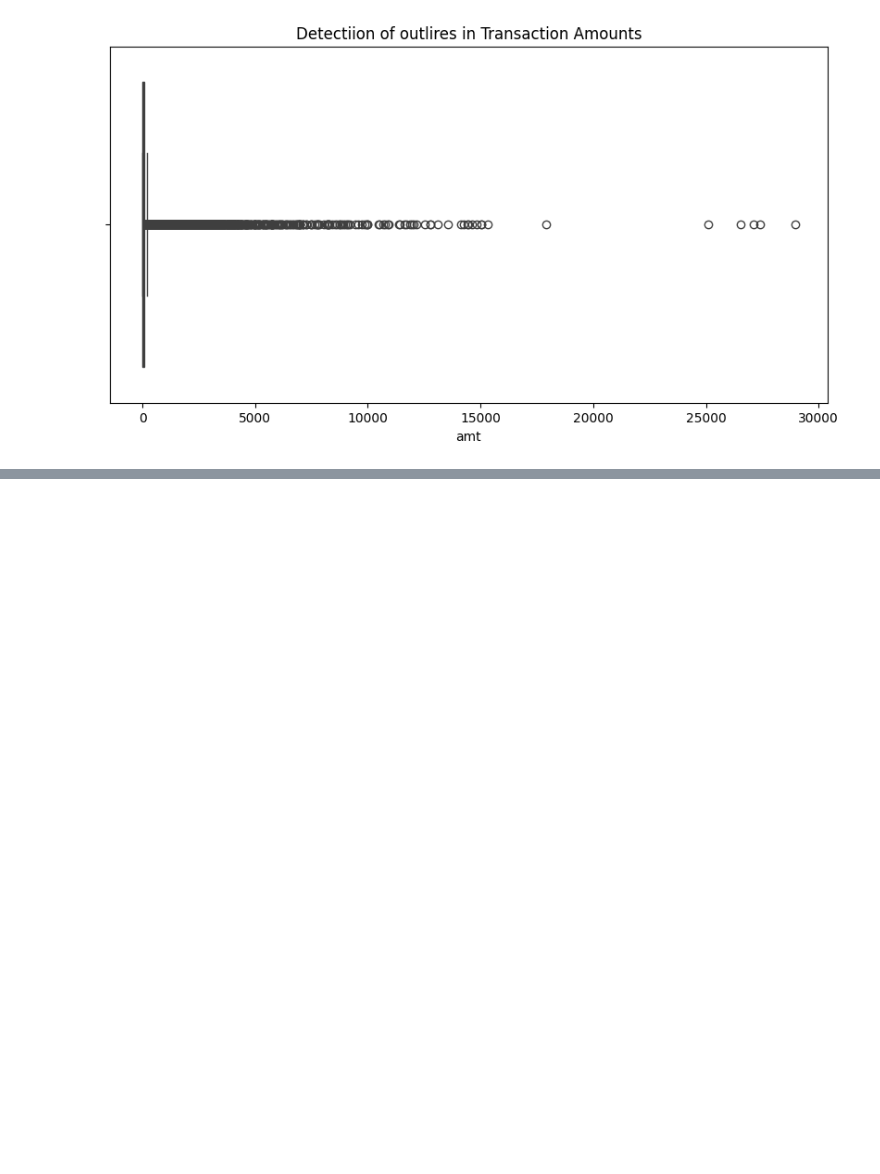
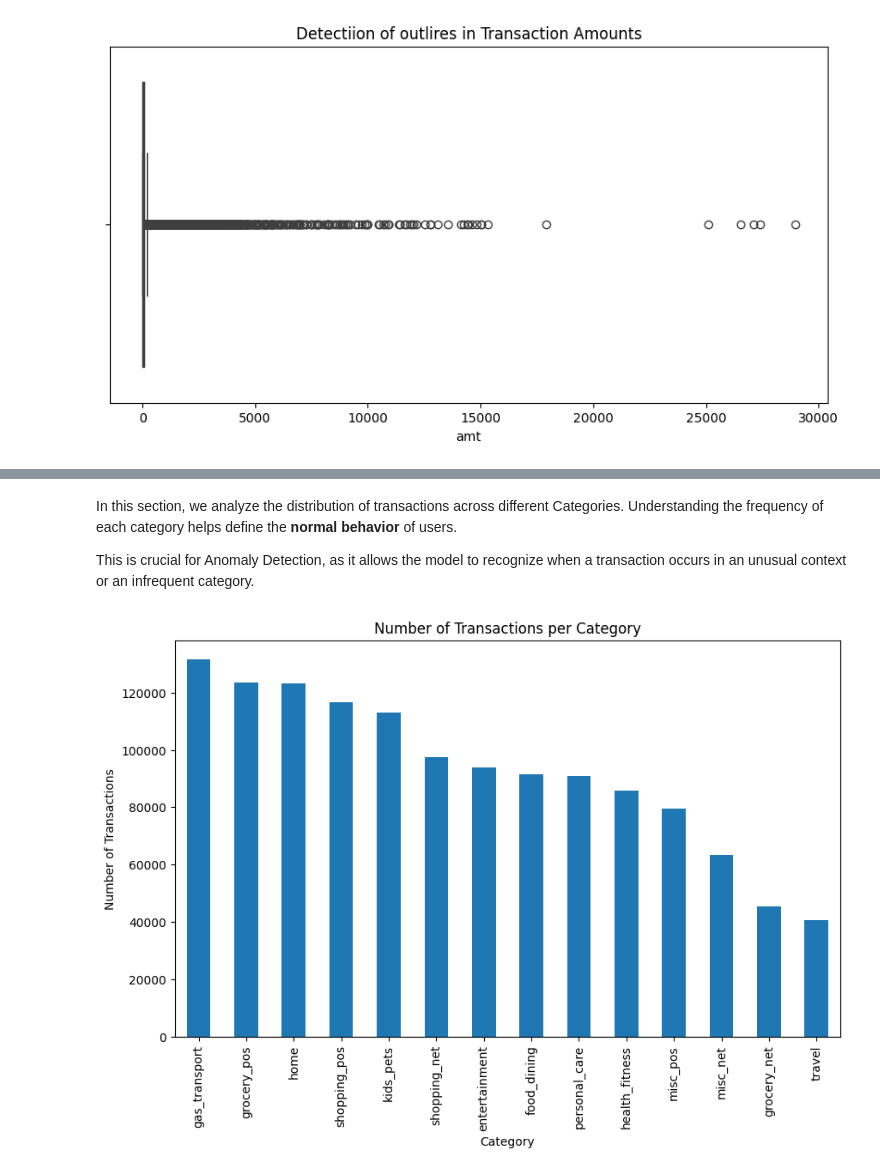
Before and after one commit to Lama-Alfaifi/fraud-detection-anomaly-ai, a Jupyter notebook: 01_data_exploration.ipynb, the cells around one changed output, grey strips where cells are left out. Saved outputs shown, nothing was run; the diff lists cells and outputs as text; code cells hidden in the pictures; blank space fills up the shorter version.

```diff
--- a/01_data_exploration.ipynb
+++ b/01_data_exploration.ipynb
@@ -95,0 +113,13 @@ plt.show()
+# %% [markdown]
+In this section, we analyze the distribution of transactions across different Categories. Understanding the frequency of each category helps define the **normal behavior** of users.
+
+This is crucial for Anomaly Detection, as it allows the model to recognize when a transaction occurs in an unusual context or an infrequent category.
+# %%
+plt.figure(figsize=(10,6))
+df['category'].value_counts().plot( kind='bar')
+plt.title('Number of Transactions per Category')
+plt.xlabel('Category')
+plt.ylabel('Number of Transactions')
+plt.show()
+# %% [output]
+[figure, added]
```
Also changed, not shown: parts of 10 cells of this notebook.
